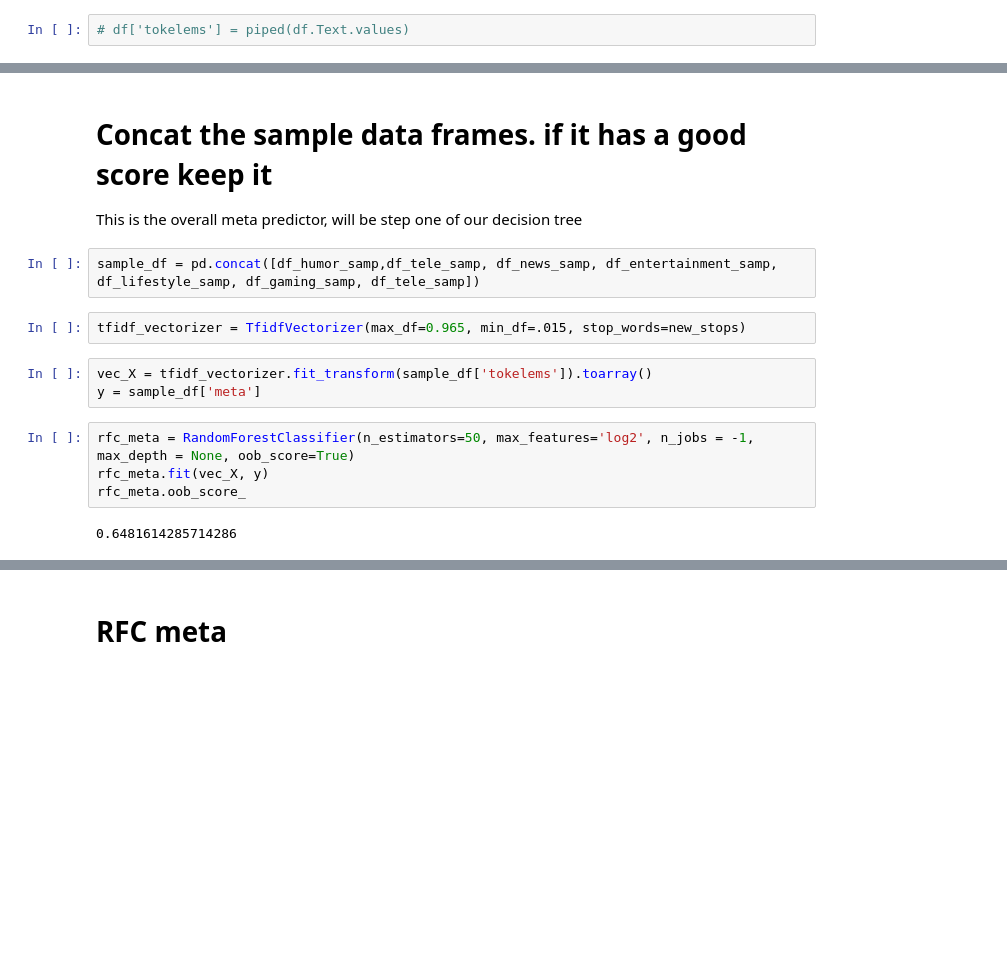
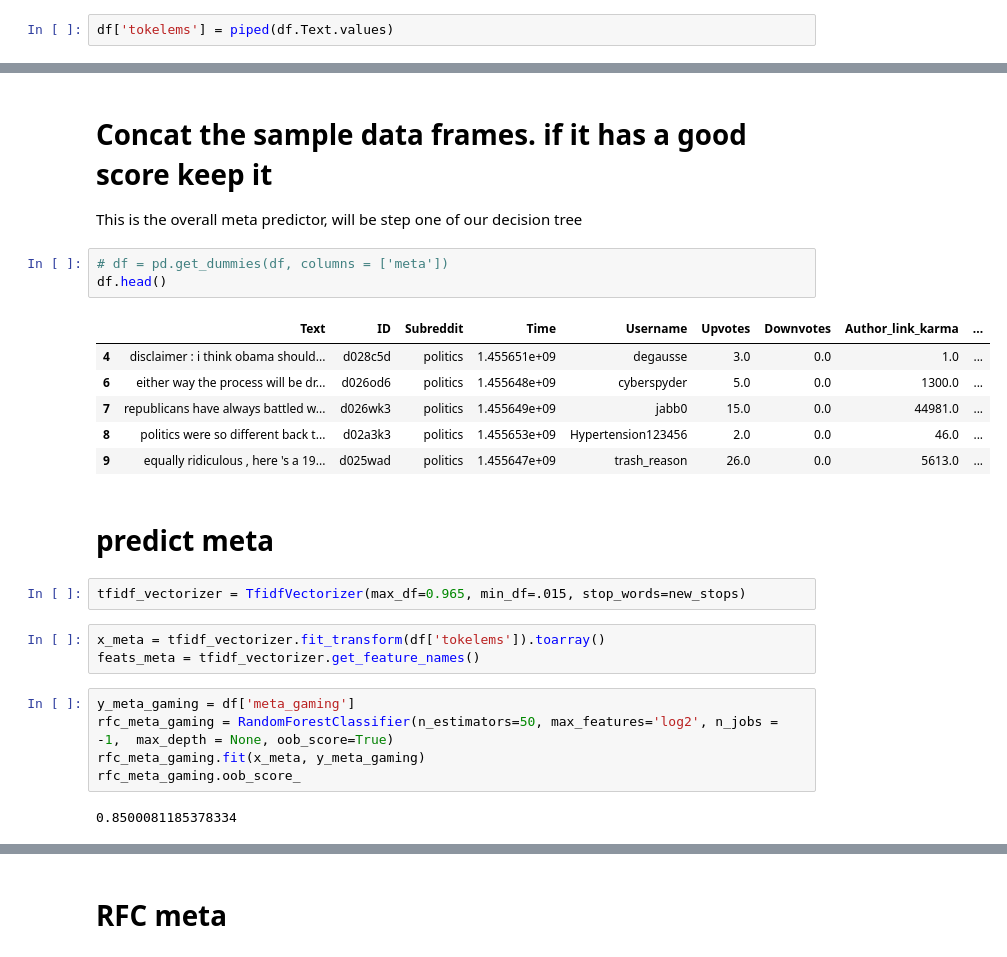
Before and after one commit to Jameshskelton/Reddit-NLP, a Jupyter notebook: Reddit-nlp-project.ipynb, the cells around one changed output, grey strips where cells are left out. Saved outputs shown, nothing was run; the diff lists cells and outputs as text; blank space fills up the shorter version.

Commit message:
made meta models, updated readme

```diff
--- a/Reddit-nlp-project.ipynb
+++ b/Reddit-nlp-project.ipynb
@@ -229,7 +229,7 @@ def piped(arr):
 # %% [markdown]
 # add 'tokelems' to individual dataframes
 # %%
-# df['tokelems'] = piped(df.Text.values)
+df['tokelems'] = piped(df.Text.values)
 # %%
 df_news['tokelems'] = piped(df_news.Text.values)
 # %%
@@ -258,16 +258,27 @@ df_learning_samp = df_learning.sample(n=100000)
 # Concat the sample data frames. if it has a good score keep it
 
 This is the overall meta predictor, will be step one of our decision tree
-# %%
-sample_df = pd.concat([df_humor_samp,df_tele_samp, df_news_samp, df_entertainment_samp, df_lifestyle_samp, df_gaming_samp, df_tele_samp])
+# %%
+# df = pd.get_dummies(df, columns = ['meta'])
+df.head()
+# %% [output]
+|  | Text | ID | Subreddit | Time | Username | Upvotes | Downvotes | Author_link_karma | ... |
+| 4 | disclaimer : i think obama should... | d028c5d | politics | 1.455651e+09 | degausse | 3.0 | 0.0 | 1.0 | ... |
+| 6 | either way the process will be dr... | d026od6 | politics | 1.455648e+09 | cyberspyder | 5.0 | 0.0 | 1300.0 | ... |
+| 7 | republicans have always battled w... | d026wk3 | politics | 1.455649e+09 | jabb0 | 15.0 | 0.0 | 44981.0 | ... |
+| 8 | politics were so different back t... | d02a3k3 | politics | 1.455653e+09 | Hypertension123456 | 2.0 | 0.0 | 46.0 | ... |
+| 9 | equally ridiculous , here 's a 19... | d025wad | politics | 1.455647e+09 | trash_reason | 26.0 | 0.0 | 5613.0 | ... |
+# %% [markdown]
+# predict meta
 # %%
 tfidf_vectorizer = TfidfVectorizer(max_df=0.965, min_df=.015, stop_words=new_stops)
-# %%
-vec_X = tfidf_vectorizer.fit_transform(sample_df['tokelems']).toarray()
-y = sample_df['meta']
+# %%
+x_meta = tfidf_vectorizer.fit_transform(df['tokelems']).toarray()
+feats_meta = tfidf_vectorizer.get_feature_names()
 # %%
-rfc_meta = RandomForestClassifier(n_estimators=50, max_features='log2', n_jobs = -1,  max_depth = None, oob_score=True)
-rfc_meta.fit(vec_X, y)
-rfc_meta.oob_score_
+y_meta_gaming = df['meta_gaming']
+rfc_meta_gaming = RandomForestClassifier(n_estimators=50, max_features='log2', n_jobs = -1,  max_depth = None, oob_score=True)
+rfc_meta_gaming.fit(x_meta, y_meta_gaming)
+rfc_meta_gaming.oob_score_
 # %% [output]
-0.6481614285714286
+0.8500081185378334
```
Also changed, not shown: parts of 51 cells of this notebook, 1 other file.
